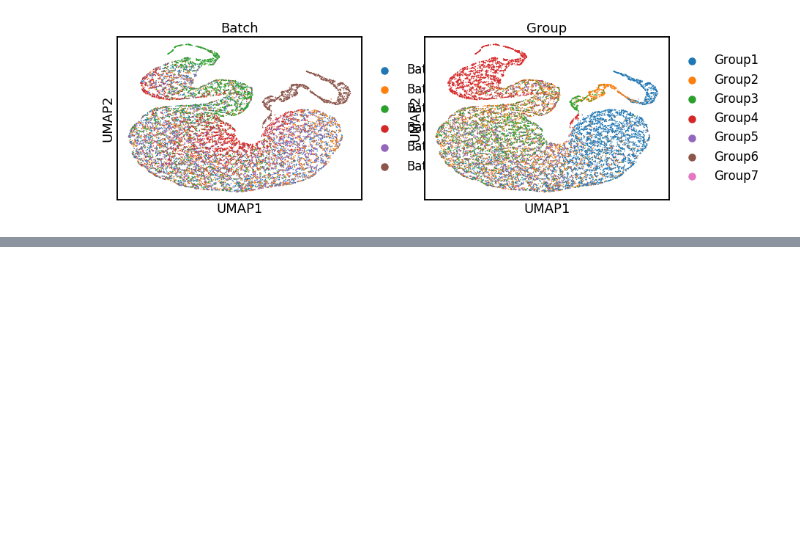
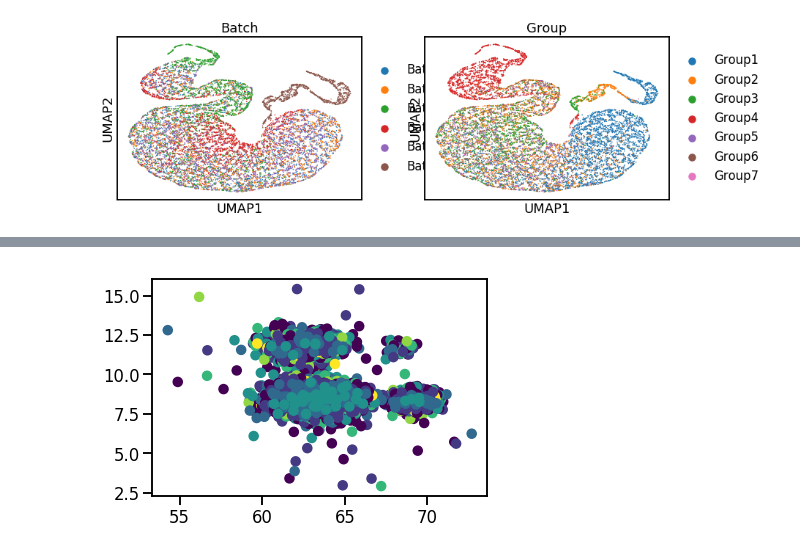
Before and after one commit to theislab/scib, a Jupyter notebook: notebooks/integration/saucie.ipynb, the cells around one changed output, grey strips where cells are left out. Saved outputs shown, nothing was run; the diff lists cells and outputs as text; code cells hidden in the pictures; blank space fills up the shorter version.

```diff
--- a/notebooks/integration/saucie.ipynb
+++ b/notebooks/integration/saucie.ipynb
@@ -158,0 +159,7 @@ array([[2.022764 , 2.5828948],
+# %%
+fig = plt.figure()
+ax = fig.add_subplot(1, 1, 1)
+ax.scatter(embedding[:, 0], embedding[:, 1], c=integrated.obs.Group.cat.codes)
+fig.savefig('embedding_by_cluster.png')
+# %% [output]
+[figure, added]
```
Also changed, not shown: parts of 1 cell of this notebook.
